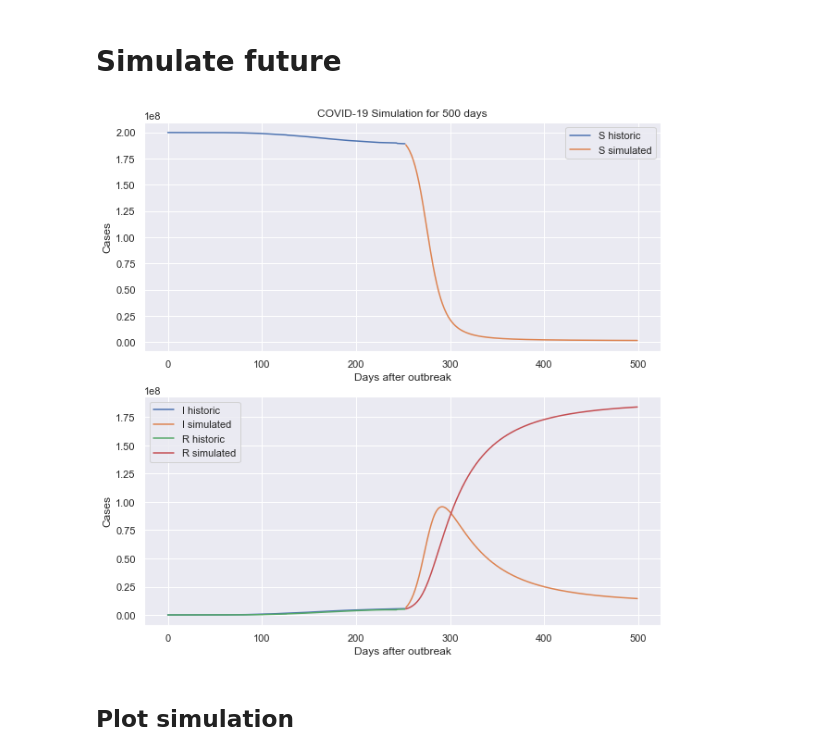
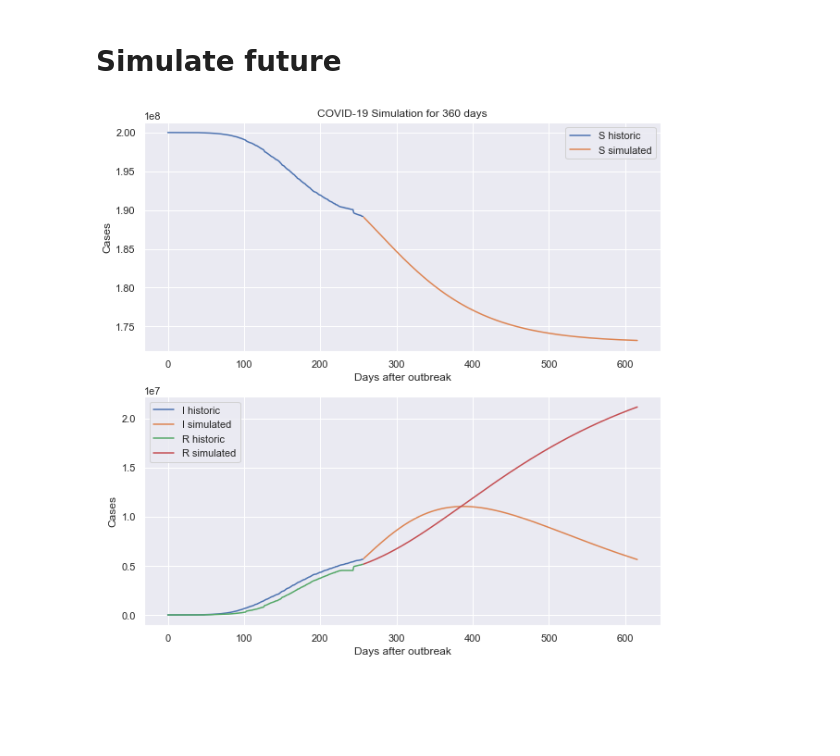
Before and after one commit to lucascbarbosa/MatComp, a Jupyter notebook: Projeto Final/1. SIR/Main.ipynb, the cells around one changed output. Saved outputs shown, nothing was run; the diff lists cells and outputs as text; code cells hidden in the pictures; blank space fills up the shorter version.

````diff
--- a/Projeto Final/1. SIR/Main.ipynb
+++ b/Projeto Final/1. SIR/Main.ipynb
@@ -23,10 +20,11 @@ plt.plo
 ## Set ```N```,```dt``` ,```alfa``` and ```days_historic``` , and calculate ```s_data```
 # %%
 N = 2e8 #Initial population
-i_data = np.array(cases[cases['Country/Region']=='Brazil'].iloc[0,4:])
-outbreak = np.where(i_data==1)[0][0]
+country = 'Brazil'
+i_data = np.array(cases[cases['Country/Region']==country].iloc[0,4:])
+outbreak = np.where(i_data>0)[0][0]
 i_data = i_data[outbreak:] #infected daily
-r_data = np.array(recov[recov['Country/Region']=='Brazil'].iloc[0,4:])
+r_data = np.array(recov[recov['Country/Region']==country].iloc[0,4:])
 r_data = r_data[outbreak:] #recovered daily
 days_historic = [i for i in range(len(i_data))]
 
@@ -208,16 +203,15 @@ axs[1].legend();
 # %% [markdown]
 # Simulate future
 # %%
-T = 500   #number of sim (dt days)
+T = 360   #number of sim (dt days)
 t0 = len(s_data) #the first day of simulation is the next day from last historic data
 
 
-def beta(day):
-    return A_beta*exp(b_beta*day)
-
-def gamma(day):
-    return A_gamma*exp(b_gamma*day)
-
+def predict(day,A,b,tol):
+    if round(A*exp(b*day),tol) == round(0.0,tol):
+        return 10**(-tol)
+    else:
+         return round(A*exp(b*day),tol)
 
 data=[]
 
@@ -229,14 +223,16 @@ R=r_data[-1]
 
 t = 0.0
 h = 1.0
+tol = 4
+g = 0.005
 
-while t < (T-t0):
+while t < T:
 
     if I==0:
         break
 
-    b = beta(t)
-    g = gamma(t)
+
+    b = predict(t+t0,A_beta,b_beta,tol)
 
     dS= -float(b*S*I*h/N)
     dR= float(g*I*h)
@@ -246,34 +242,32 @@ while t < (T-t0):
     R+=int(dR)*h
     I+=int(dI)*h
 
     data.append([S,I,R])
     t+=h
 
 data = np.array(data)
 
-days = [i for i in range(T)]
+days = [i for i in range(T+t0)]
 
 fig,axs=plt.subplots(2)
 fig.set_size_inches(10,10, forward=True)
 
 axs[0].plot(days[:t0],s_data,label='S historic')
 axs[0].plot(days[t0:],data[:,0],label='S simulated')
 
 axs[1].plot(days[:t0],i_data,label='I historic')
 axs[1].plot(days[t0:],data[:,1],label='I simulated')
 
 axs[1].plot(days[:t0],r_data,label='R historic')
 axs[1].plot(days[t0:],data[:,2],label='R simulated')
 
 axs[0].set_xlabel('Days after outbreak')
 axs[1].set_xlabel('Days after outbreak')
 axs[0].set_ylabel('Cases')
 axs[1].set_ylabel('Cases')
 axs[0].set_title(f'COVID-19 Simulation for {T} days')
 axs[0].legend()
 axs[1].legend()
 plt.show();
 # %% [output]
-[figure, old version]
+[figure, new version]
-# %% [markdown]
-## Plot simulation
````
Also changed, not shown: parts of 8 cells of this notebook.
